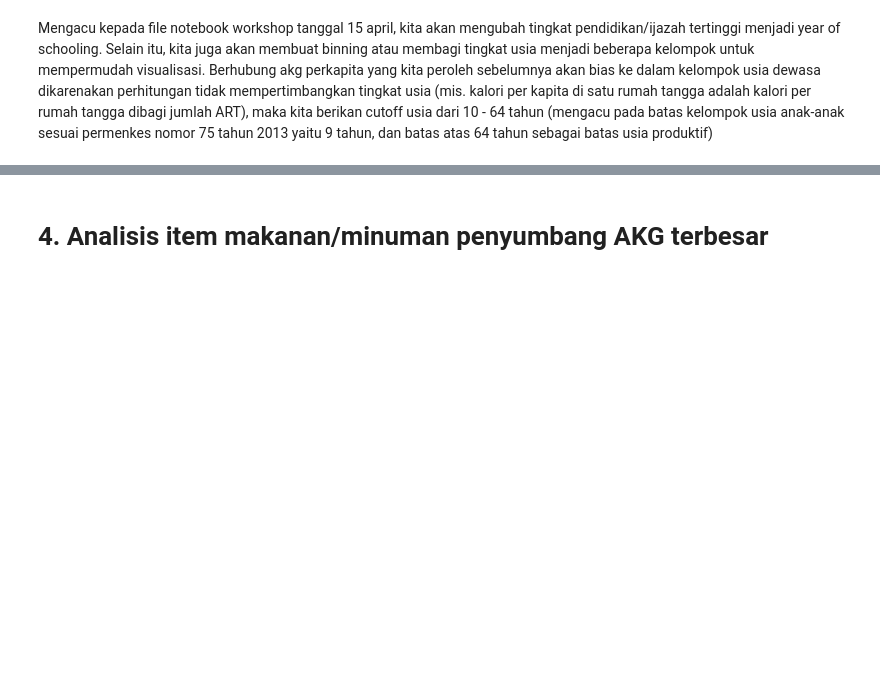
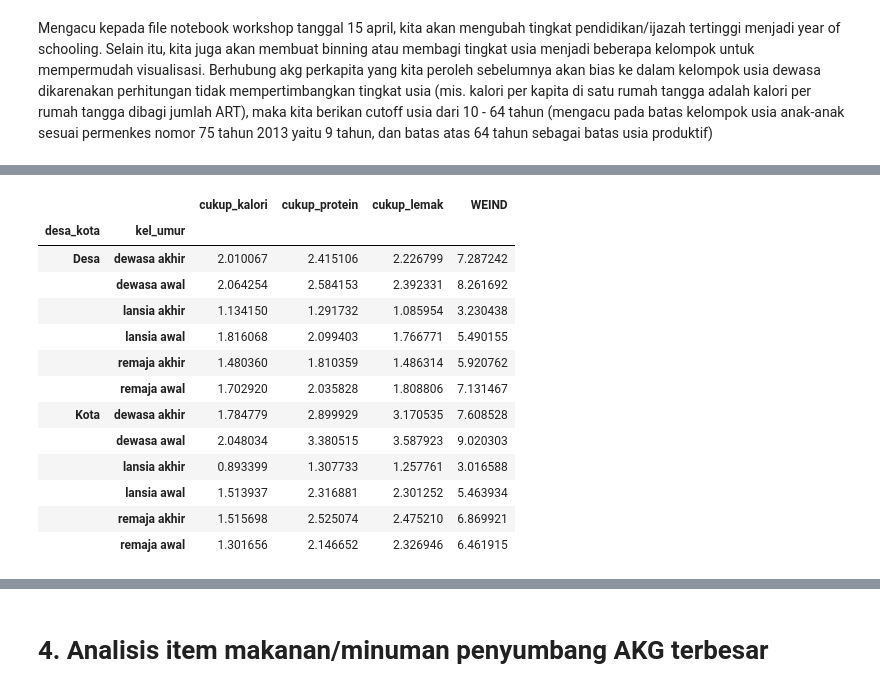
Before and after one commit to davidsirait/projectlab_susenas, a Jupyter notebook: Susenas - Gizi v2.ipynb, the cells around one changed output, grey strips where cells are left out. Saved outputs shown, nothing was run; the diff lists cells and outputs as text; code cells hidden in the pictures; blank space fills up the shorter version.

```diff
--- a/Susenas - Gizi v2.ipynb
+++ b/Susenas - Gizi v2.ipynb
@@ -882,0 +889,27 @@ gizi_indv_sliced
+# %%
+def cukup_akg(data, *args):
+    '''
+        fungsi untuk membuat tabel kecukupan akg berdasarkan parameter yang diinginkan
+    '''
+
+    gizi_gender = data.groupby([arg for arg in args]).agg(cukup_kalori = ('kalori_suffice', lambda x : (x*data.WEIND).sum()),
+                                                cukup_protein = ('protein_suffice', lambda x : (x*data.WEIND).sum()),
+                                                cukup_lemak = ('lemak_suffice', lambda x : (x*data.WEIND).sum()),
+                                                         WEIND = ('WEIND','sum'))
+    # proporsi individu yang telah terpenuhi akgnya dibanding penduduk indonesia dalam persen
+    output = gizi_gender.apply(lambda x : x / sus12_indv.WEIND.sum()) * 100
+    return output
+
+
+
+def mean_akg(data, *args):
+    '''
+        fungsi untuk membuat tabel rata-rata akg berdasarkan parameter yang diinginkan
+    '''
+    # Creating Lambda Function for Weighted Average and Weighted Sum
+    wt_mean = lambda x: np.average(x, weights=data.loc[x.index, "WEIND"])
+
+    gizi_ = data.groupby([arg for arg in args]).agg(mean_kalori = ('kalori', wt_mean),
+                                                mean_protein = ('protein', wt_mean),
+                                                mean_lemak = ('lemak', wt_mean))
+    return gizi_
@@ -882,0 +973,17 @@ gizi_indv_sliced
+# %%
+cukup_akg(gizi_indv_sliced, 'desa_kota', 'kel_umur')
+# %% [output]
+|  |  | cukup_kalori | cukup_protein | cukup_lemak | WEIND |
+| desa_kota | kel_umur |  |  |  |  |
+| Desa | dewasa akhir | 2.010067 | 2.415106 | 2.226799 | 7.287242 |
+|  | dewasa awal | 2.064254 | 2.584153 | 2.392331 | 8.261692 |
+|  | lansia akhir | 1.134150 | 1.291732 | 1.085954 | 3.230438 |
+|  | lansia awal | 1.816068 | 2.099403 | 1.766771 | 5.490155 |
+|  | remaja akhir | 1.480360 | 1.810359 | 1.486314 | 5.920762 |
+|  | remaja awal | 1.702920 | 2.035828 | 1.808806 | 7.131467 |
+| Kota | dewasa akhir | 1.784779 | 2.899929 | 3.170535 | 7.608528 |
+|  | dewasa awal | 2.048034 | 3.380515 | 3.587923 | 9.020303 |
+|  | lansia akhir | 0.893399 | 1.307733 | 1.257761 | 3.016588 |
+|  | lansia awal | 1.513937 | 2.316881 | 2.301252 | 5.463934 |
+|  | remaja akhir | 1.515698 | 2.525074 | 2.475210 | 6.869921 |
+|  | remaja awal | 1.301656 | 2.146652 | 2.326946 | 6.461915 |
```
Also changed, not shown: parts of 23 cells of this notebook.
